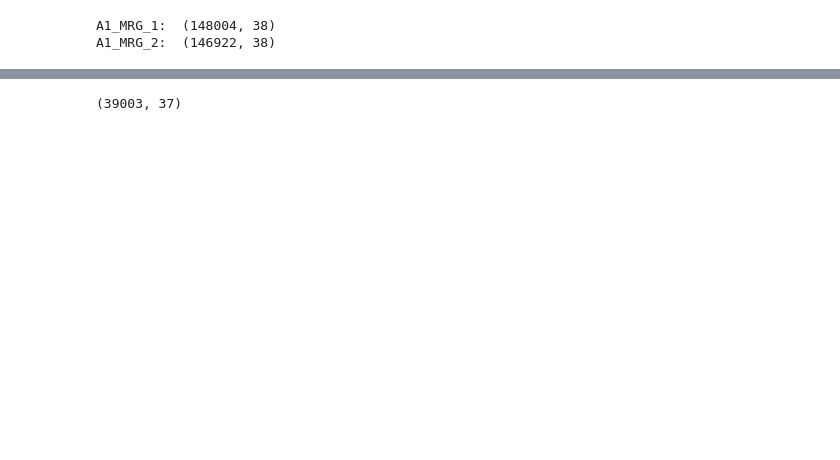
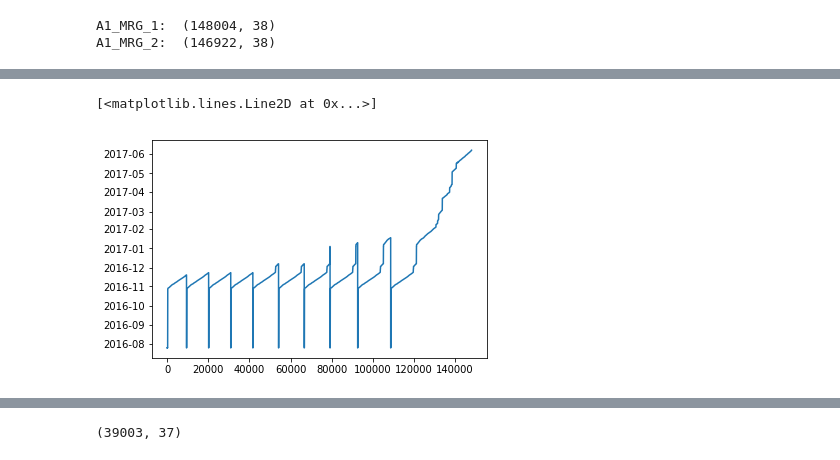
Before and after one commit to corgimli/hackthemachine, a Jupyter notebook: A1_MRG_Exploration.ipynb, the cells around one changed output, grey strips where cells are left out. Cells and saved outputs as stored; diff of their text form; code cells hidden in the pictures; blank space fills up the shorter version.

```diff
--- a/A1_MRG_Exploration.ipynb
+++ b/A1_MRG_Exploration.ipynb
@@ -67,0 +87,6 @@ A1_MRG_2:  (146922, 38)
+# %%
+#Visualize DateTime data
+plt.plot(A1_MRG_1['DateTime'])
+# %% [output]
+[<matplotlib.lines.Line2D at 0x...>]
+[figure, added]
```
Also changed, not shown: parts of 15 cells of this notebook.
